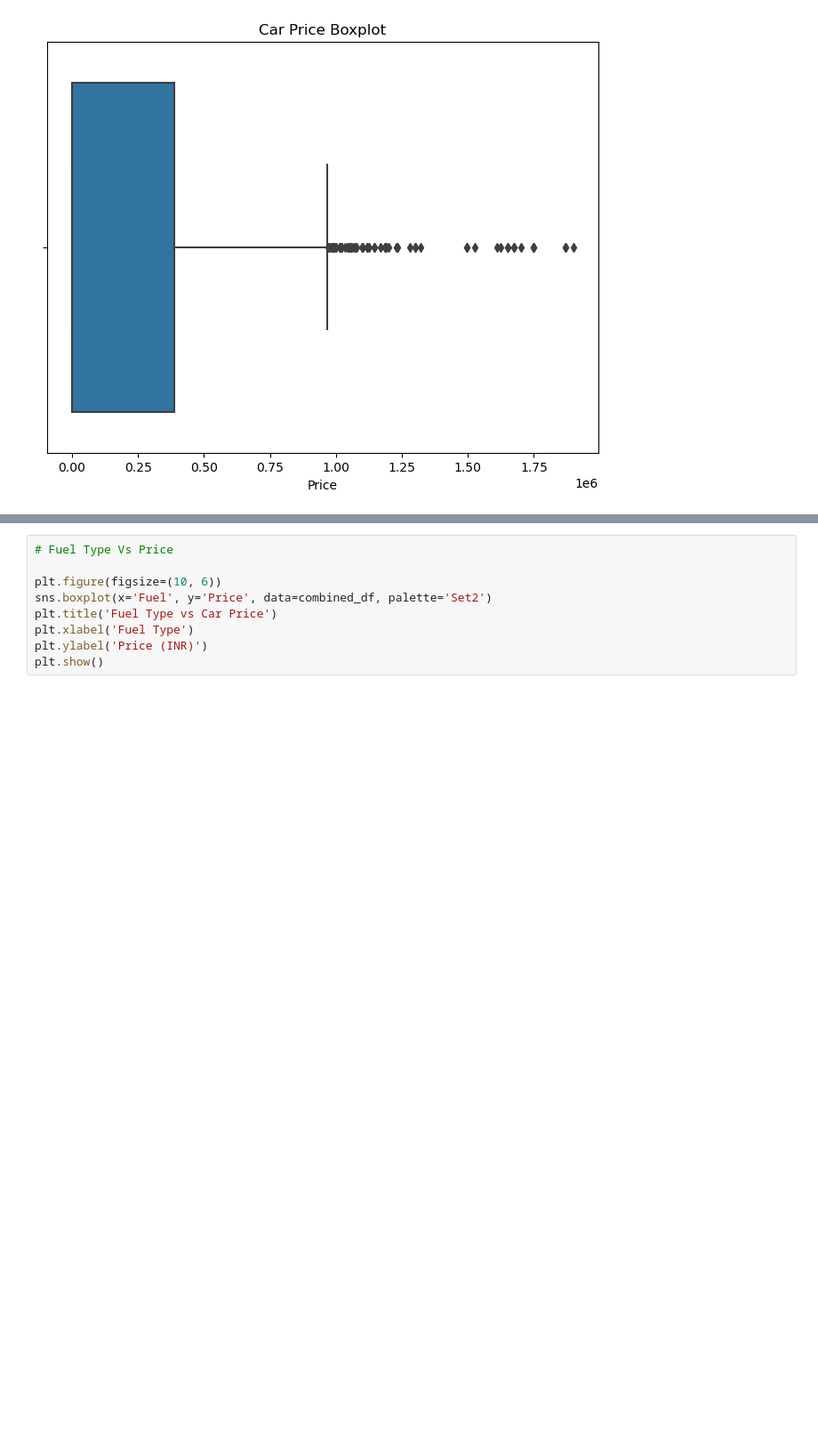
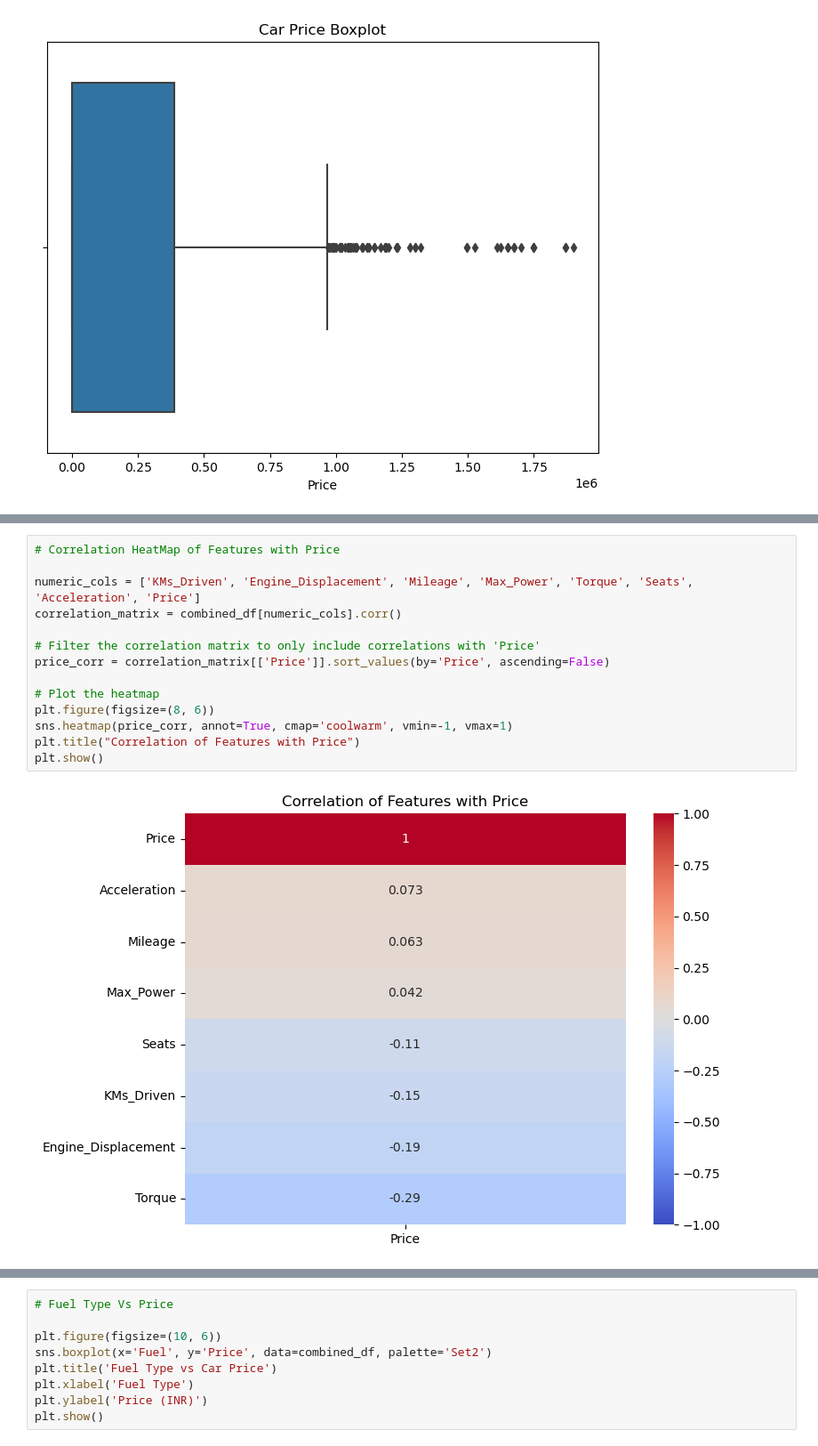
Before and after one commit to FaithMUTIS/Group-2-phase-5-project, a Jupyter notebook: Angela.ipynb, the cells around one changed output, grey strips where cells are left out. Shown at 89% size. Drawn from its saved outputs; the diff is of its cells as text; blank space fills up the shorter version.

```diff
--- a/Angela.ipynb
+++ b/Angela.ipynb
@@ -425,0 +461,16 @@ plt.show()
+# %%
+# Correlation HeatMap of Features with Price
+
+numeric_cols = ['KMs_Driven', 'Engine_Displacement', 'Mileage', 'Max_Power', 'Torque', 'Seats', 'Acceleration', 'Price']
+correlation_matrix = combined_df[numeric_cols].corr()
+
+# Filter the correlation matrix to only include correlations with 'Price'
+price_corr = correlation_matrix[['Price']].sort_values(by='Price', ascending=False)
+
+# Plot the heatmap
+plt.figure(figsize=(8, 6))
+sns.heatmap(price_corr, annot=True, cmap='coolwarm', vmin=-1, vmax=1)
+plt.title("Correlation of Features with Price")
+plt.show()
+# %% [output]
+[figure, added]
```
Also changed, not shown: parts of 27 cells of this notebook.
